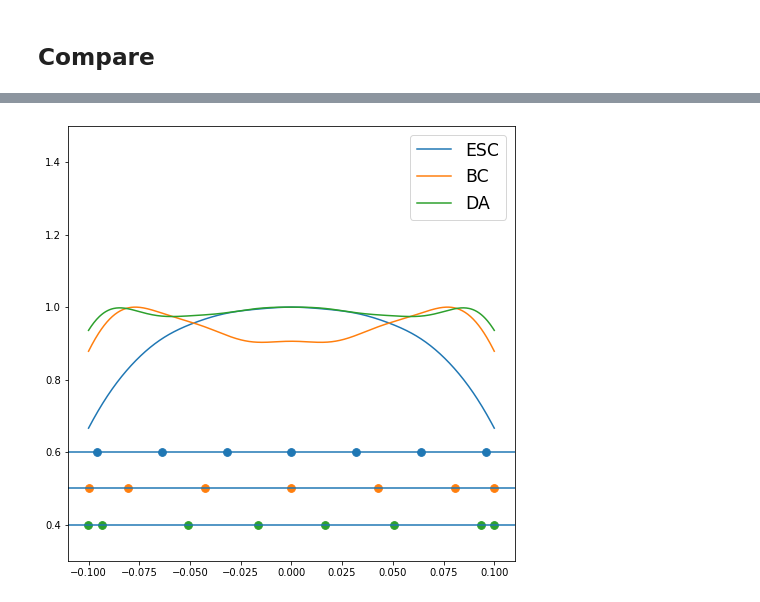
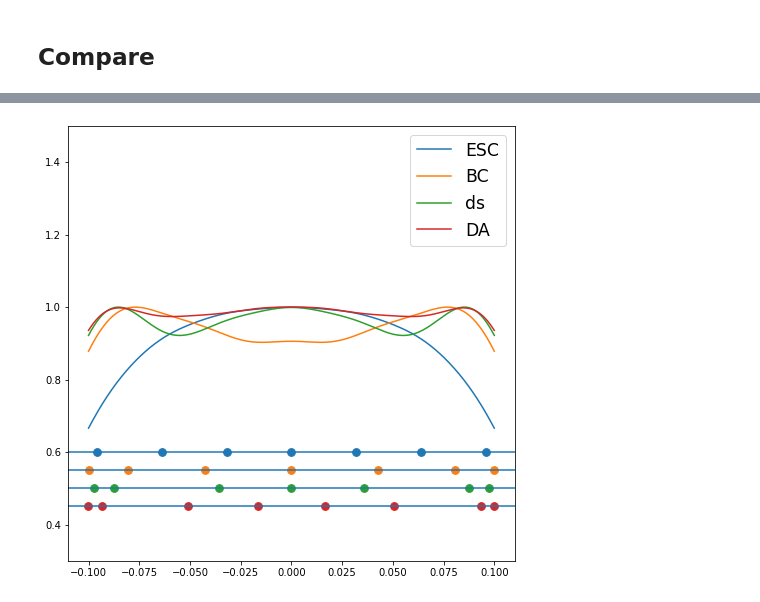
Before and after one commit to HYUNSEONG-KIM/UILC, a Jupyter notebook: docs/usage_low_s.ipynb, the cells around one changed output, grey strips where cells are left out. Drawn from its saved outputs; the diff is of its cells as text; code cells hidden in the pictures.

```diff
--- a/docs/usage_low_s.ipynb
+++ b/docs/usage_low_s.ipynb
@@ -350,10 +377,12 @@ xline = np.linspace(-(W/2), W/2, 600)
 
 y_esc = uilc.utils.lambertian_distribution(xline, np.array([[[0]]]), esc_arr , s, H)[0][0]
 y_bc =  uilc.utils.lambertian_distribution(xline, np.array([[[0]]]), bc_arr , s, H)[0][0]
+y_ds =  uilc.utils.lambertian_distribution(xline, np.array([[[0]]]), ds_arr , s, H)[0][0]
 y_da =  uilc.utils.lambertian_distribution(xline, np.array([[[0]]]), da_arr , s, H)[0][0]
 
 y_esc = y_esc / y_esc.max()
 y_bc = y_bc / y_bc.max()
+y_ds = y_ds/ y_ds.max()
 y_da = y_da / y_da.max()
 
 rmse_esc = y_esc.std()/y_esc.mean()
@@ -362,26 +391,31 @@ rmse_da  = y_da.std()/y_da.mean()
 # %%
 plt.figure(figsize=(8,8))
 plt.plot(xline, y_esc, label="ESC")
 plt.plot(xline, y_bc, label="BC")
+plt.plot(xline, y_ds, label="ds")
 plt.plot(xline, y_da, label="DA")
 
 #ESC and BC================================
 
 plt.scatter(uilc.utils.get_axis_list(esc_arr), 0.6*np.ones(7), s=60)
-plt.scatter(uilc.utils.get_axis_list(bc_arr), 0.5*np.ones(7), s=60)
-plt.scatter(uilc.utils.get_axis_list(da_arr), 0.4*np.ones(8), s=60)
+plt.scatter(uilc.utils.get_axis_list(bc_arr), 0.55*np.ones(7), s=60)
+plt.scatter(uilc.utils.get_axis_list(ds_arr), 0.5*np.ones(7), s=60)
+plt.scatter(uilc.utils.get_axis_list(da_arr), 0.45*np.ones(8), s=60)
 
 plt.axhline(y = 0.6)
+plt.axhline(y = 0.55)
 plt.axhline(y = 0.5)
-plt.axhline(y = 0.4)
+plt.axhline(y = 0.45)
+
+
 
 
 plt.rc('legend',fontsize='xx-large')
 plt.ylim(0.3, 1.5)
 plt.legend()
 plt.show()
 # %% [output]
-[figure, old version]
+[figure, new version]
 # %%
 rmse_esc = esc_y.std() / esc_y.mean()
 rmse_bc  = bc_y.std() / bc_y.mean()
```
Also changed, not shown: parts of 17 cells of this notebook, 9 other files.
